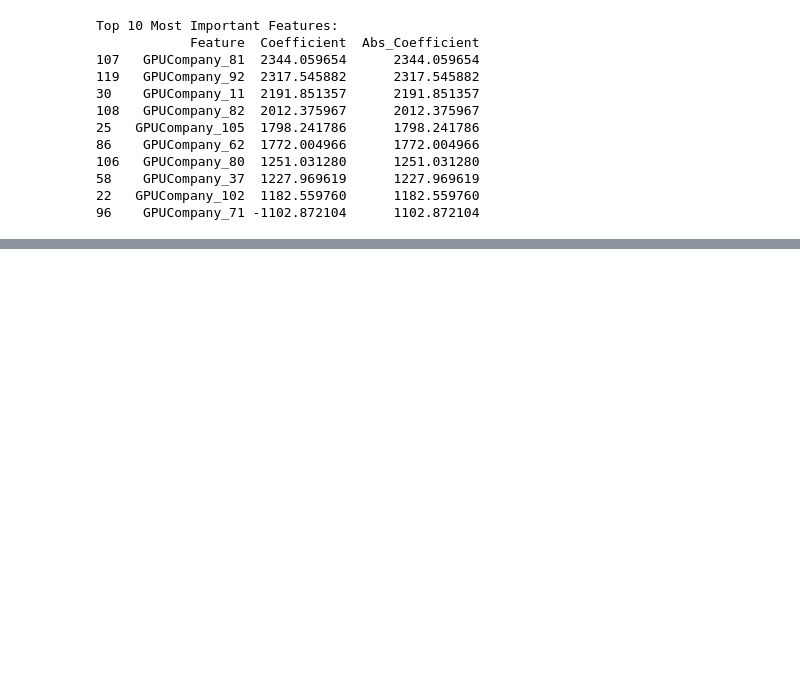
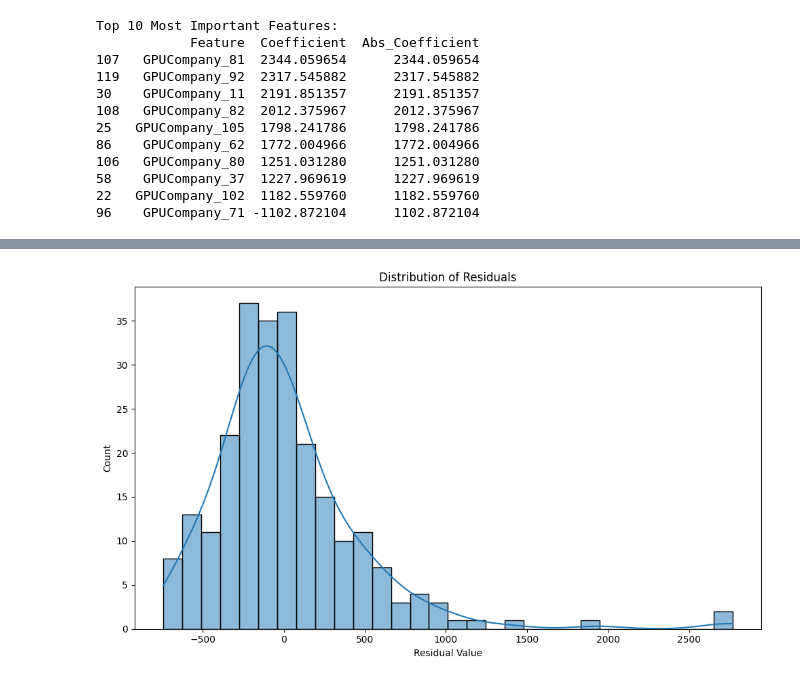
Before and after one commit to scientistEgong/Laptop-Price-Prediction-Model, a Jupyter notebook: Project_Files/Notebook_Files/Notebooks/Model_building_and_training.ipynb, the cells around one changed output, grey strips where cells are left out. Saved outputs shown, nothing was run; the diff lists cells and outputs as text; code cells hidden in the pictures; blank space fills up the shorter version.

```diff
--- a/Project_Files/Notebook_Files/Notebooks/Model_building_and_training.ipynb
+++ b/Project_Files/Notebook_Files/Notebooks/Model_building_and_training.ipynb
@@ -174,0 +207,12 @@ Top 10 Most Important Features:
+# %%
+# Visualize Residuals
+residuals = y_test - y_pred
+plt.figure(figsize=(10, 6))
+sns.histplot(residuals, bins=30, kde=True)
+plt.xlabel('Residual Value')
+plt.ylabel('Count')
+plt.title('Distribution of Residuals')
+plt.tight_layout()
+plt.show()
+# %% [output]
+[figure, added]
```
Also changed, not shown: parts of 7 cells of this notebook.
